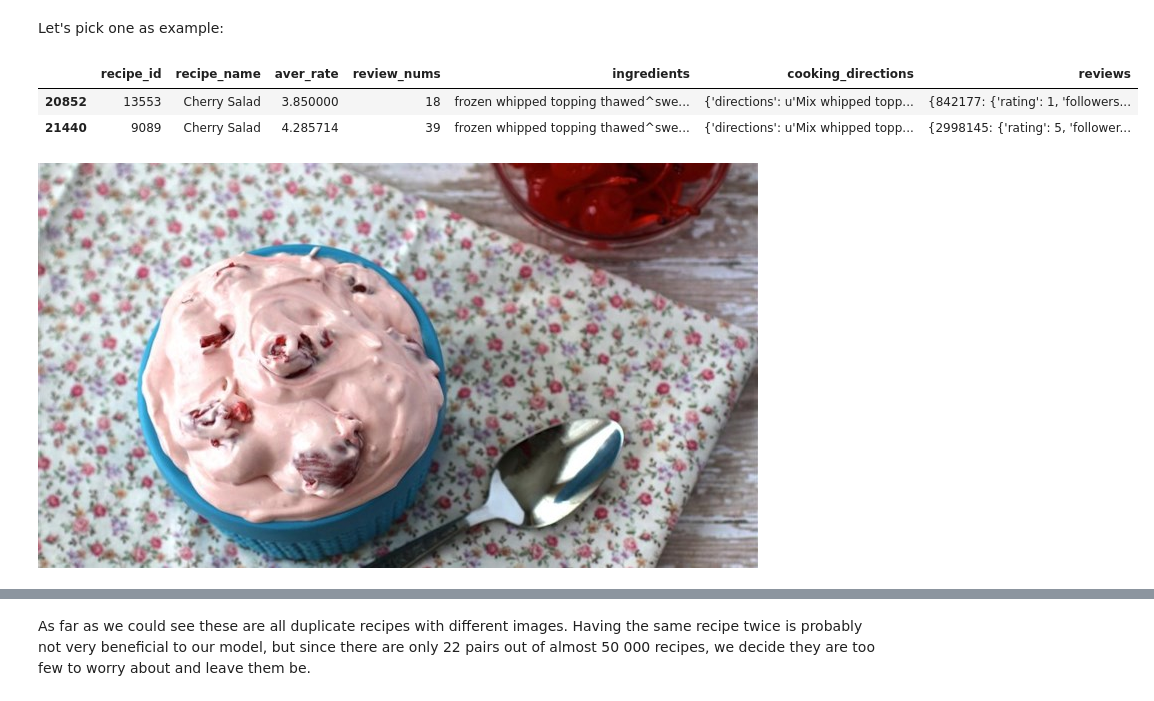
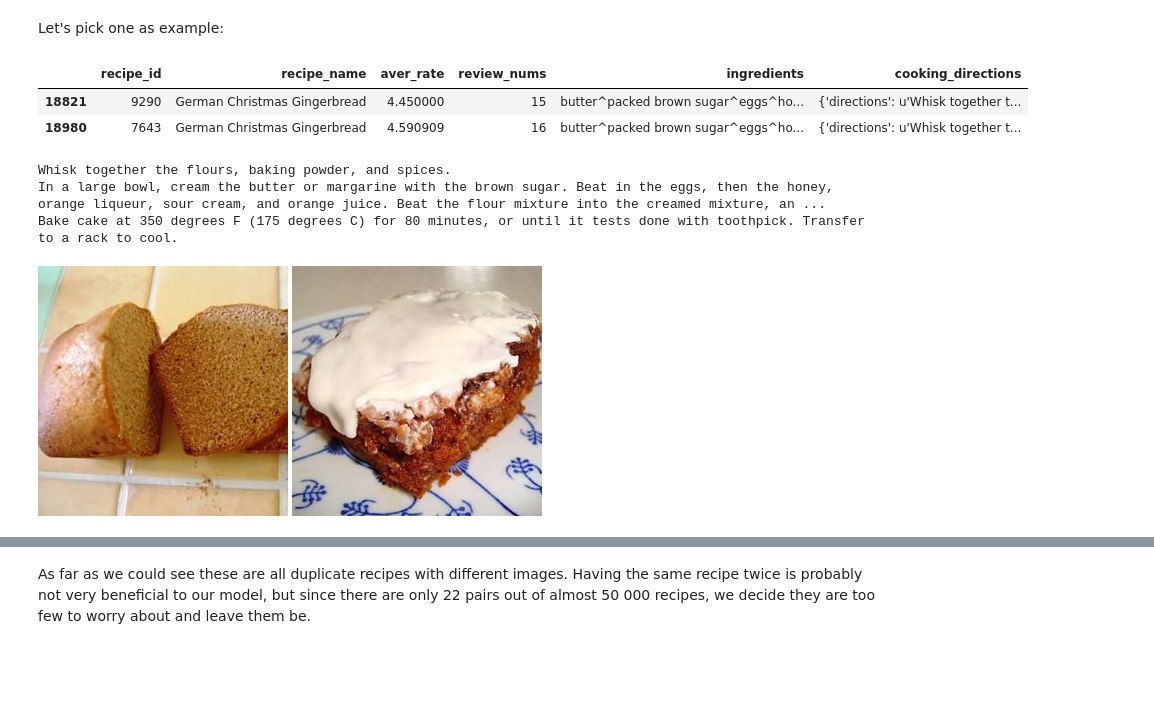
Before and after one commit to dtuleva/Recipe_Recommendation_System, a Jupyter notebook: RRS_EDA.ipynb, the cells around one changed output, grey strips where cells are left out. Saved outputs shown, nothing was run; the diff lists cells and outputs as text; code cells hidden in the pictures; blank space fills up the shorter version.

```diff
--- a/RRS_EDA.ipynb
+++ b/RRS_EDA.ipynb
@@ -48,5 +69,4 @@ cols_to_keep = [
     "review_nums",
     "ingredients",
     "cooking_directions",
-    "reviews"
     ]
@@ -131,12 +152,17 @@ Name: count, dtype: int64
 # %% [markdown]
 Let's pick one as example:
 # %%
-recipes[duplicated_recipes & (recipes.recipe_name == "Cherry Salad")]
+recipes[duplicated_recipes & (recipes.recipe_name == "German Christmas Gingerbread")]
 # %% [output]
-|  | recipe_id | recipe_name | aver_rate | review_nums | ingredients | cooking_directions | reviews |
-| 20852 | 13553 | Cherry Salad | 3.850000 | 18 | frozen whipped topping thawed^swe... | {'directions': u'Mix whipped topp... | {842177: {'rating': 1, 'followers... |
-| 21440 | 9089 | Cherry Salad | 4.285714 | 39 | frozen whipped topping thawed^swe... | {'directions': u'Mix whipped topp... | {2998145: {'rating': 5, 'follower... |
+|  | recipe_id | recipe_name | aver_rate | review_nums | ingredients | cooking_directions |
+| 18821 | 9290 | German Christmas Gingerbread | 4.450000 | 15 | butter^packed brown sugar^eggs^ho... | {'directions': u'Whisk together t... |
+| 18980 | 7643 | German Christmas Gingerbread | 4.590909 | 16 | butter^packed brown sugar^eggs^ho... | {'directions': u'Whisk together t... |
 # %%
-print(recipes[13553].cooking_directions)
+print(ast.literal_eval(recipes.iloc[18821].cooking_directions)["directions"])
+# %% [output]
+Whisk together the flours, baking powder, and spices.
+In a large bowl, cream the butter or margarine with the brown sugar. Beat in the eggs, then the honey, orange liqueur, sour cream, and orange juice. Beat the flour mixture into the creamed mixture, an ...
+Bake cake at 350 degrees F (175 degrees C) for 80 minutes, or until it tests done with toothpick. Transfer to a rack to cool.
 # %% [markdown]
-![13553.jpg](attachment:13553.jpg)
+![9290.jpg](attachment:9290.jpg)
+![7643.jpg](attachment:7643.jpg)
```
Also changed, not shown: parts of 38 cells of this notebook, 1 other file.
